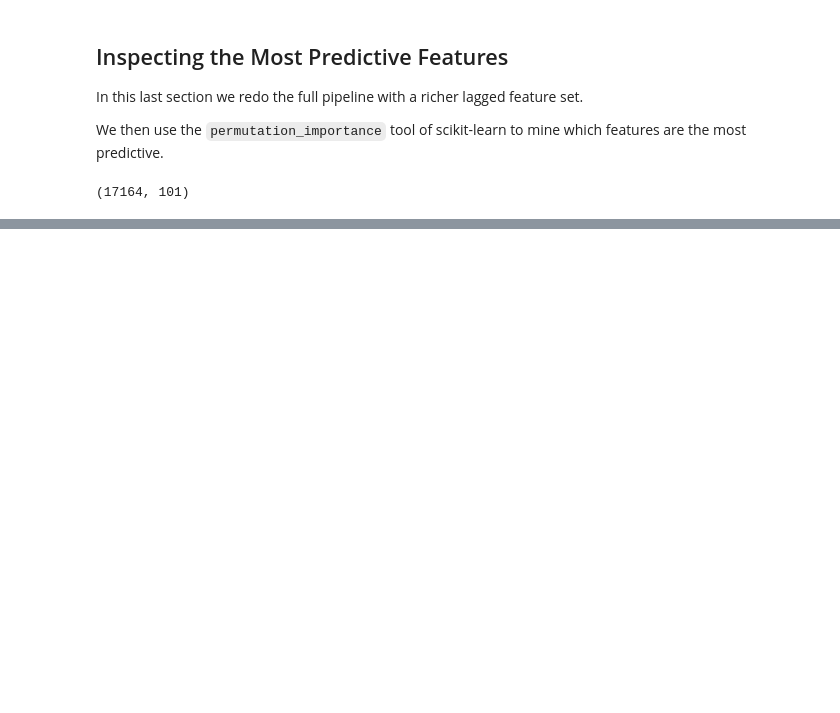
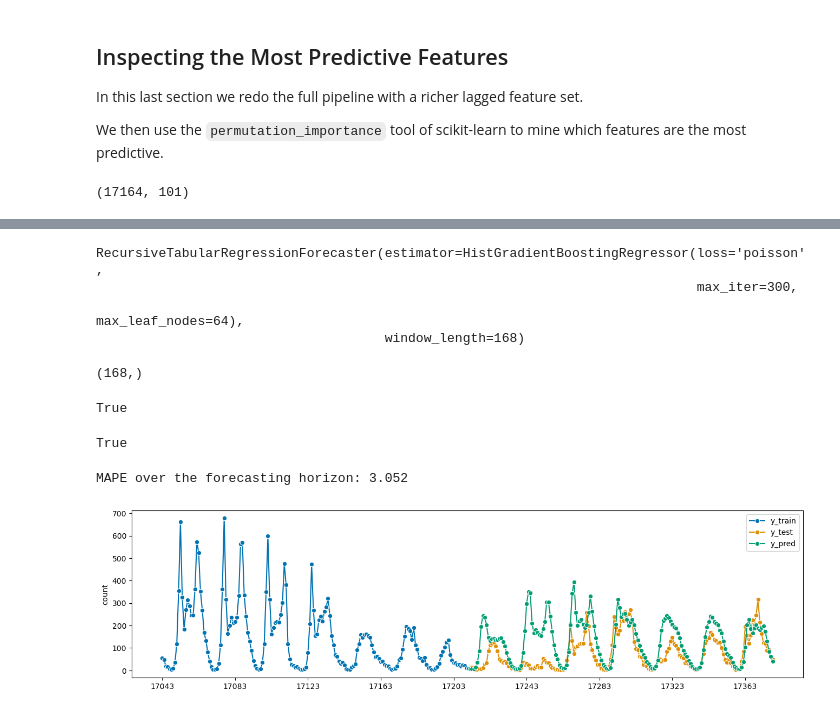
Before and after one commit to ogrisel/euroscipy-2022-time-series, a Jupyter notebook: plot_time_series_feature_engineering.ipynb, the cells around one changed output, grey strips where cells are left out. Drawn from its saved outputs; the diff is of its cells as text; code cells hidden in the pictures; blank space fills up the shorter version.

```diff
--- a/plot_time_series_feature_engineering.ipynb
+++ b/plot_time_series_feature_engineering.ipynb
@@ -814,0 +899,5 @@ One could conduct similar analysis for the quantile regressors using the `pinbal
+# %%
+from sktime.forecasting.model_selection import temporal_train_test_split
+
+
+y_train, y_test = temporal_train_test_split(y, test_size=7 * 24)
@@ -814,0 +906,6 @@ One could conduct similar analysis for the quantile regressors using the `pinbal
+# %%
+from sktime.forecasting.base import ForecastingHorizon
+
+
+fh = ForecastingHorizon(y_test.index, is_relative=False)
+fh
@@ -814,0 +933,41 @@ One could conduct similar analysis for the quantile regressors using the `pinbal
+# %%
+from sktime.forecasting.compose import make_reduction
+
+
+regressor = HistGradientBoostingRegressor(loss="poisson", max_leaf_nodes=64, max_iter=300)
+forecaster = make_reduction(regressor, window_length=7 * 24, strategy="recursive")
+forecaster.fit(y_train)
+# %% [output]
+RecursiveTabularRegressionForecaster(estimator=HistGradientBoostingRegressor(loss='poisson',
+                                                                             max_iter=300,
+                                                                             max_leaf_nodes=64),
+                                     window_length=168)
+# %%
+
+y_pred = forecaster.predict(fh=fh)
+y_pred.shape
+# %% [output]
+(168,)
+# %%
+(y_pred.index == y_test.index).all()
+# %% [output]
+True
+# %%
+(y_pred.index == fh).all()
+# %% [output]
+True
+# %%
+from sktime.performance_metrics.forecasting import mean_absolute_percentage_error
+
+
+mape_over_fh = mean_absolute_percentage_error(y_test, y_pred, symmetric=False)
+print(f"MAPE over the forecasting horizon: {mape_over_fh:.3f}")
+# %% [output]
+MAPE over the forecasting horizon: 3.052
+# %%
+from sktime.utils.plotting import plot_series
+
+
+_ = plot_series(y_train[-7 * 24:], y_test, y_pred, labels=["y_train", "y_test", "y_pred"])
+# %% [output]
+[figure, added]
```
Also changed, not shown: parts of 50 cells of this notebook.
